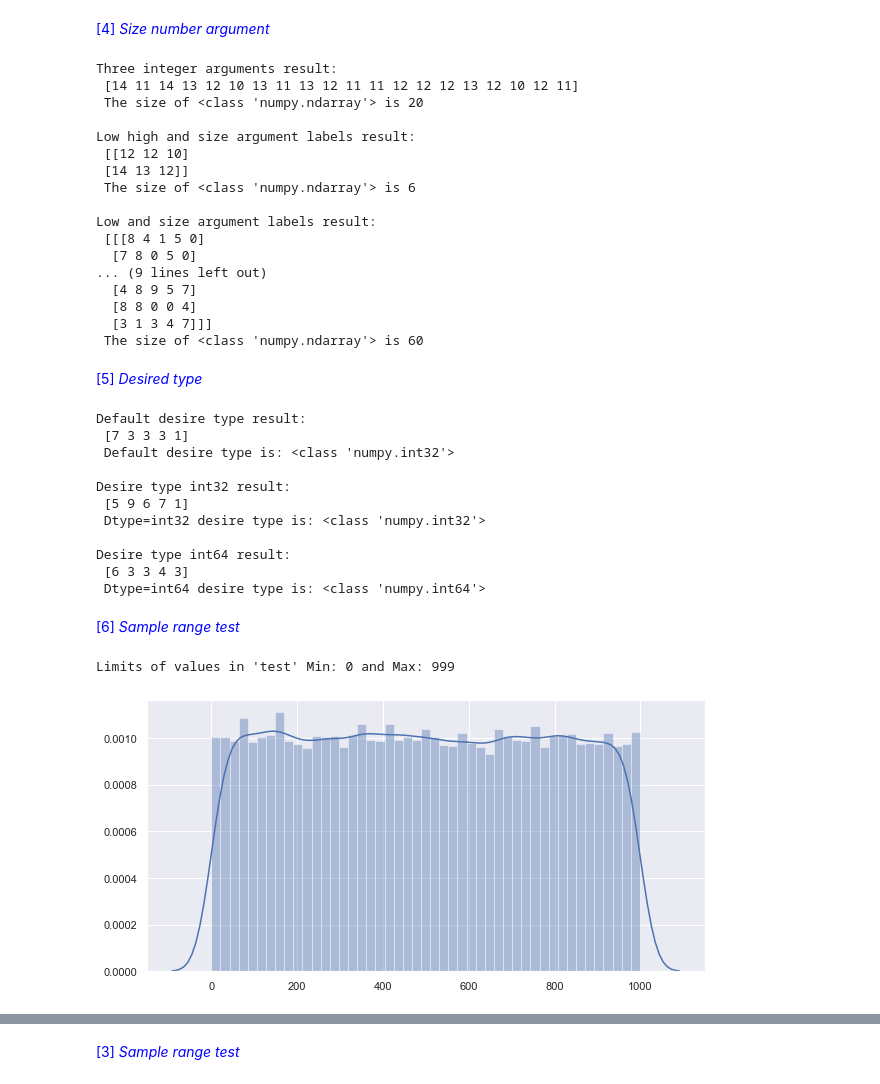
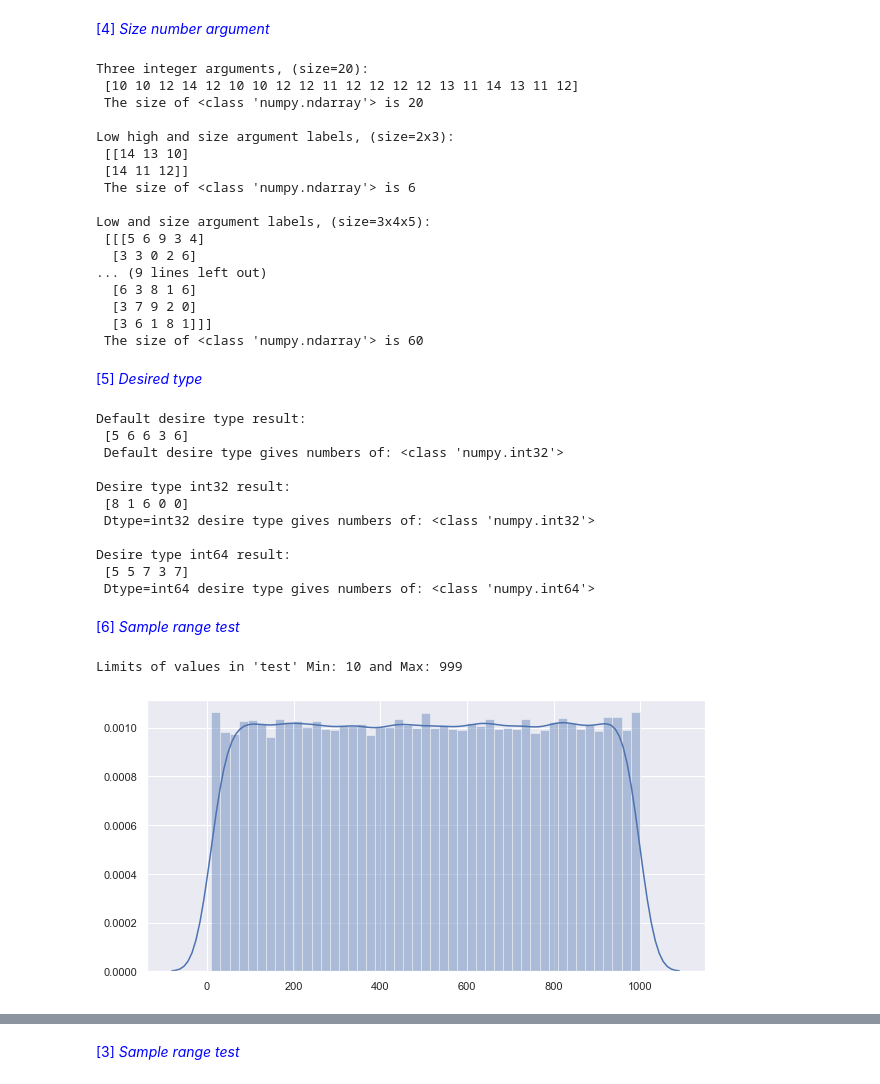
Before and after one commit to markcot/ProgrammingFDA-Assignment, a Jupyter notebook: numpy-random-review.ipynb, the cells around one changed output, grey strips where cells are left out. Cells and saved outputs as stored; diff of their text form; code cells hidden in the pictures.

```diff
--- a/numpy-random-review.ipynb
+++ b/numpy-random-review.ipynb
@@ -285,84 +310,84 @@ Low and high labels result:
 # randint() routine with three arguments
 test = np.random.randint(10, 15 ,20)
 # Print result of test
-print("Three integer arguments result:\n", test, "\n",
+print("Three integer arguments, (size=20):\n", test, "\n",
       "The size of", type(test), "is", np.size(test), "\n")
 
 # randint() routine with low, high and size argument labels
 test = np.random.randint(low=10, high=15 , size=(2, 3))
 # Print result of test
-print("Low high and size argument labels result:\n", test, "\n",
+print("Low high and size argument labels, (size=2x3):\n", test, "\n",
       "The size of", type(test), "is", np.size(test), "\n")
 
 # randint() routine with low and size argument labels
 test = np.random.randint(low=10, size=(3, 4, 5))
 # Print result of test
-print("Low and size argument labels result:\n", test, "\n",
+print("Low and size argument labels, (size=3x4x5):\n", test, "\n",
       "The size of", type(test), "is", np.size(test))
 # %% [output]
-Three integer arguments result:
- [14 11 14 13 12 10 13 11 13 12 11 11 12 12 12 13 12 10 12 11]
+Three integer arguments, (size=20):
+ [10 10 12 14 12 10 10 12 12 11 12 12 12 12 13 11 14 13 11 12]
  The size of <class 'numpy.ndarray'> is 20
 
-Low high and size argument labels result:
- [[12 12 10]
- [14 13 12]]
+Low high and size argument labels, (size=2x3):
+ [[14 13 10]
+ [14 11 12]]
  The size of <class 'numpy.ndarray'> is 6
 
-Low and size argument labels result:
- [[[8 4 1 5 0]
-  [7 8 0 5 0]
+Low and size argument labels, (size=3x4x5):
+ [[[5 6 9 3 4]
+  [3 3 0 2 6]
 ... (9 lines left out)
-  [4 8 9 5 7]
-  [8 8 0 0 4]
-  [3 1 3 4 7]]]
+  [6 3 8 1 6]
+  [3 7 9 2 0]
+  [3 6 1 8 1]]]
  The size of <class 'numpy.ndarray'> is 60
 # %% [markdown]
 <font color='blue'>[5] _Desired type_ </font>
 # %%
-# randint() routine with desired 32 bit integer output
+# randint() routine with default desired integer output type
 test = np.random.randint(10, size=5)
 # Print result of test
 # Data type test adapted from https://scikit-learn.org/stable/tutorial/basic/tutorial.html
 print("Default desire type result:\n", test, "\n",
-      "Default desire type is:", type(test[0]), "\n")
+      "Default desire type gives numbers of:", type(test[0]), "\n")
 
 # randint() routine with desired 32 bit integer output
 test = np.random.randint(10, size=5, dtype='int32')
 # Print result of test
 print("Desire type int32 result:\n", test, "\n",
-      "Dtype=int32 desire type is:", type(test[0]), "\n")
+      "Dtype=int32 desire type gives numbers of:", type(test[0]), "\n")
 
 # randint() routine with desired 64 bit integer output
 test = np.random.randint(10, size=5, dtype='int64')
 # Print result of test
 print("Desire type int64 result:\n", test, "\n",
-      "Dtype=int64 desire type is:", type(test[0]))
+      "Dtype=int64 desire type gives numbers of:", type(test[0]))
 # %% [output]
 Default desire type result:
- [7 3 3 3 1]
- Default desire type is: <class 'numpy.int32'>
+ [5 6 6 3 6]
+ Default desire type gives numbers of: <class 'numpy.int32'>
 
 Desire type int32 result:
- [5 9 6 7 1]
- Dtype=int32 desire type is: <class 'numpy.int32'>
+ [8 1 6 0 0]
+ Dtype=int32 desire type gives numbers of: <class 'numpy.int32'>
 
 Desire type int64 result:
- [6 3 3 4 3]
- Dtype=int64 desire type is: <class 'numpy.int64'>
+ [5 5 7 3 7]
+ Dtype=int64 desire type gives numbers of: <class 'numpy.int64'>
 # %% [markdown]
 <font color='blue'>[6] _Sample range test_ </font>
 # %%
-# Create test 1-d arrary with 100,000 values between 0 and <1000
-test = np.random.randint(1000, size=100000)
+# Create test 1-d arrary with 100,000 values between 10 and <1000
+test = np.random.randint(low= 10, high=1000, size=100000)
 # Print Min and Max value in 'test'
 print("Limits of values in 'test' Min: {} and Max: {}".format(
     test.min(), test.max()))
 # Plot distribution of values in test
 plot = sns.distplot(test);
 # %% [output]
-Limits of values in 'test' Min: 0 and Max: 999
+Limits of values in 'test' Min: 10 and Max: 999
-[figure, old version]
+[figure, new version]
 # %% [markdown]
 #### <font color='blue'>numpy.random.random()</font>
 random() routine from numpy.random(**1**) can take one argument or None.
```
Also changed, not shown: parts of 70 cells of this notebook.
